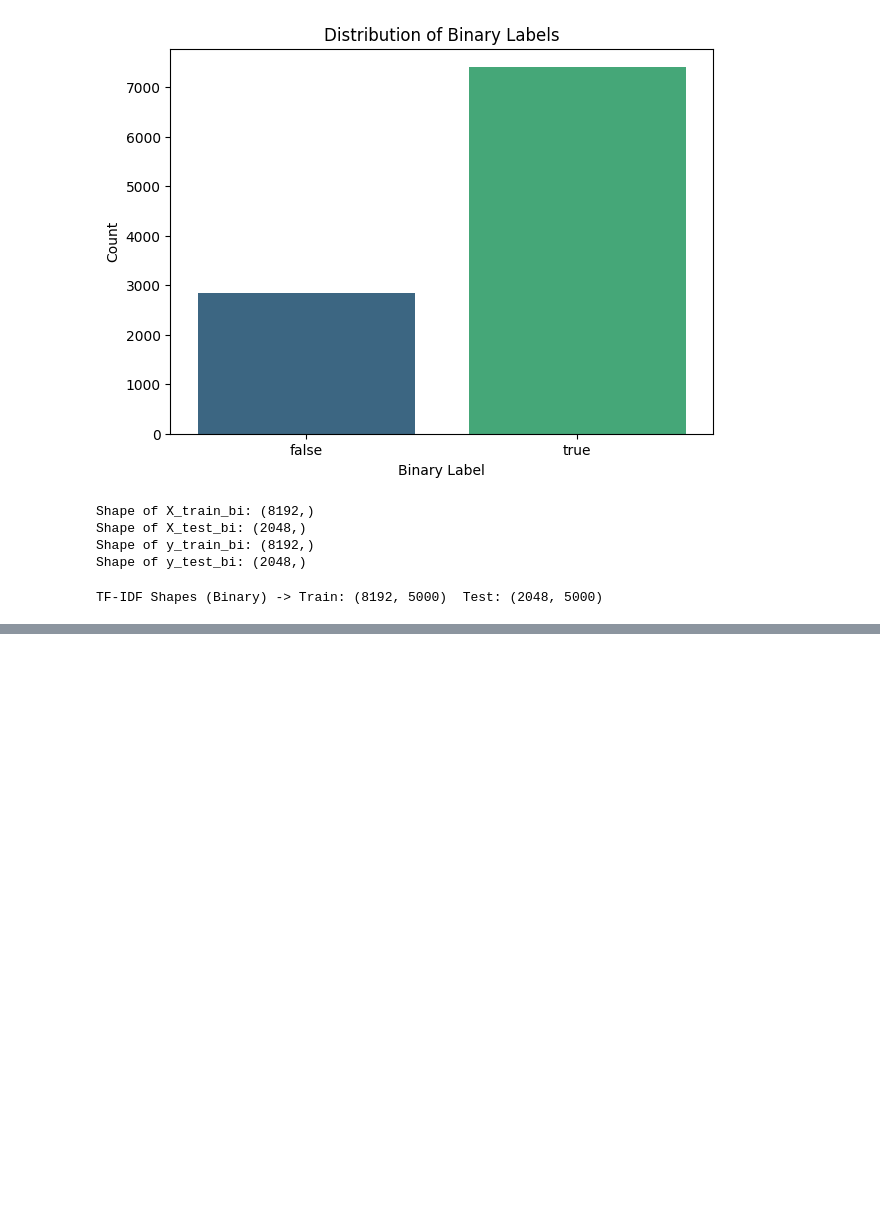
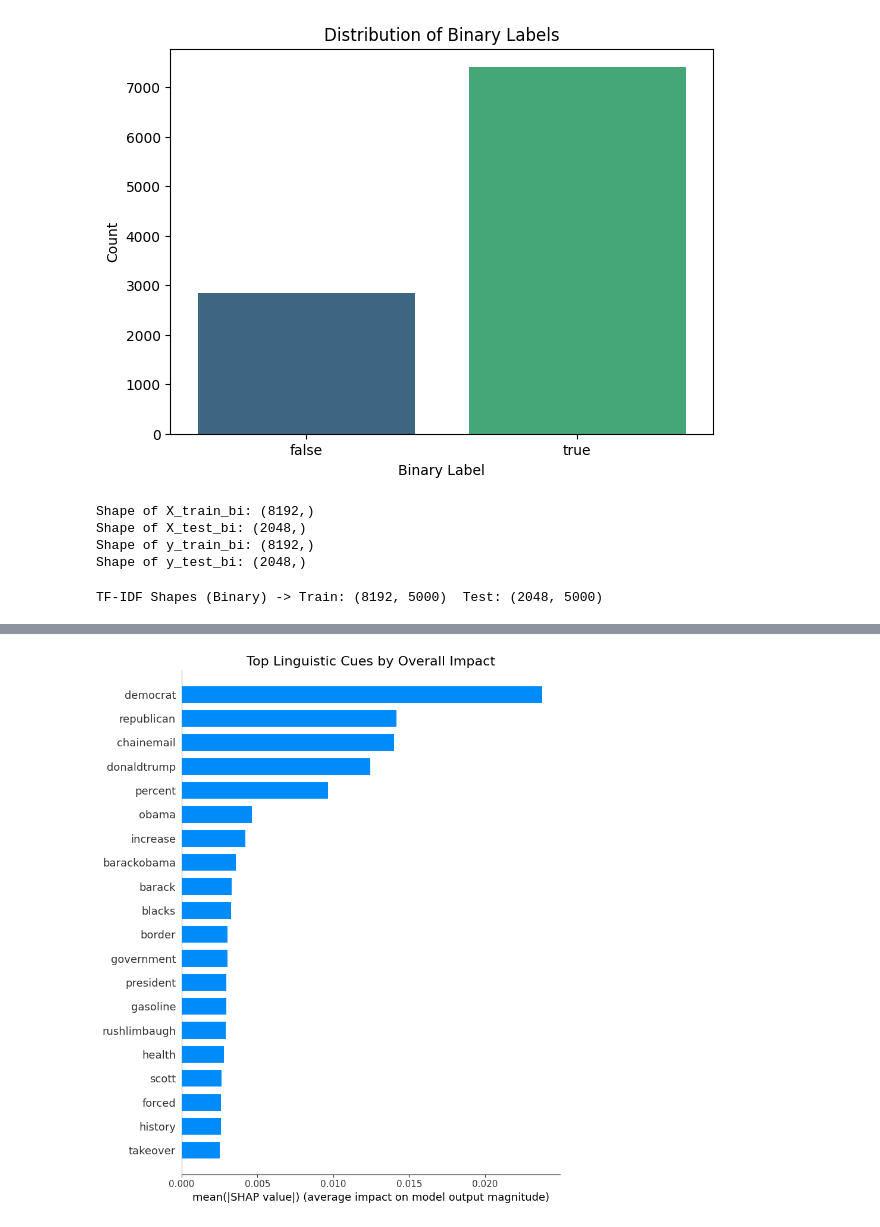
Before and after one commit to 8464947452/final-project-fake-news-detection, a Jupyter notebook: fake_news_detection.ipynb, the cells around one changed output, grey strips where cells are left out. Saved outputs shown, nothing was run; the diff lists cells and outputs as text; code cells hidden in the pictures; blank space fills up the shorter version.

```diff
--- a/fake_news_detection.ipynb
+++ b/fake_news_detection.ipynb
@@ -1028,0 +1137,95 @@ weighted avg       0.54      0.73      0.62      2048
+# %%
+import shap
+import matplotlib.pyplot as plt
+import pandas as pd
+import numpy as np
+import time
+
+# 1. Select your best Random Forest model
+# Ensure 'best_models_tuned' is defined from your previous steps
+if "RandomForest" not in best_models_tuned:
+    raise ValueError("RandomForest model not found in best_models_tuned.")
+
+rf_model = best_models_tuned["RandomForest"]
+
+# 2. Prepare the explainer
+print("Initializing SHAP TreeExplainer...")
+# TreeExplainer is optimized for trees and much faster than KernelExplainer
+explainer = shap.TreeExplainer(rf_model)
+
+# 3. Prepare Data Sample (Optimized for Speed)
+# SHAP is expensive on text data. We use 100 samples which is enough for the summary plots.
+n_samples = 100
+
+# Convert sparse matrix to dense array for SHAP
+# We take the first n_samples from your test set
+X_test_sample = X_test_tfidf_bi[:n_samples].toarray()
+
+# 4. Calculate SHAP values
+print(f"Calculating SHAP values for {n_samples} samples...")
+start_time = time.time()
+
+# approximate=True:  Ignores complex interactions (Massive speedup: 50x-100x faster)
+# check_additivity=False: Disables precision check (Required when using approximate)
+shap_values = explainer.shap_values(
+    X_test_sample,
+    approximate=True,
+    check_additivity=False
+)
+
+print(f"Calculation finished in {time.time() - start_time:.2f} seconds.")
+
+# 5. Get feature names for plotting
+feature_names = vectorizer_bi.get_feature_names_out()
+
+# 6. FIX: Determine correct shape for plotting
+# SHAP sometimes returns a list [Class0, Class1] and sometimes a single array.
+print(f"SHAP output type: {type(shap_values)}")
+
+if isinstance(shap_values, list):
+    print("Detected binary classification list format.")
+    # For binary classification (0=Fake, 1=Real), index 1 usually represents the "Real" class.
+    # We plot the features that drive the prediction towards 'Real'.
+    values_to_plot = shap_values[1]
+else:
+    print("Detected single array format.")
+    values_to_plot = shap_values
+
+# 7. Check shape consistency before plotting
+# This prevents the AssertionError you saw earlier
+if values_to_plot.shape != X_test_sample.shape:
+    print(f"Shape Mismatch! Values: {values_to_plot.shape}, Data: {X_test_sample.shape}")
+    # Fallback: If shape is (samples, features, outputs), take the output for class 1
+    if len(values_to_plot.shape) == 3:
+        values_to_plot = values_to_plot[:, :, 1]
+
+# --- VISUALIZATION 1: Global Feature Importance (Bar Chart) ---
+print("\n--- Global Feature Importance (Top 20 Words) ---")
+plt.figure(figsize=(10, 8))
+shap.summary_plot(
+    values_to_plot,
+    X_test_sample,
+    feature_names=feature_names,
+    plot_type="bar",
+    show=False
+)
+plt.title("Top Linguistic Cues by Overall Impact", fontsize=16)
+plt.tight_layout()
+plt.show()
+
+# --- VISUALIZATION 2: Directional Impact (Beeswarm Plot) ---
+print("\n--- Directional Linguistic Cues (Beeswarm) ---")
+print("RED = Word Present | BLUE = Word Absent")
+print("Right Side = Predicts 'Real' | Left Side = Predicts 'Misinformation'")
+
+plt.figure(figsize=(12, 10))
+shap.summary_plot(
+    values_to_plot,
+    X_test_sample,
+    feature_names=feature_names,
+    show=False
+)
+plt.title("Linguistic Cues: Misinformation (Left) vs. Real (Right)", fontsize=16)
+plt.tight_layout()
+plt.show()
+# %% [output]
@@ -1028,0 +1240 @@ weighted avg       0.54      0.73      0.62      2048
+[figure, added]
```
Also changed, not shown: parts of 25 cells of this notebook.
